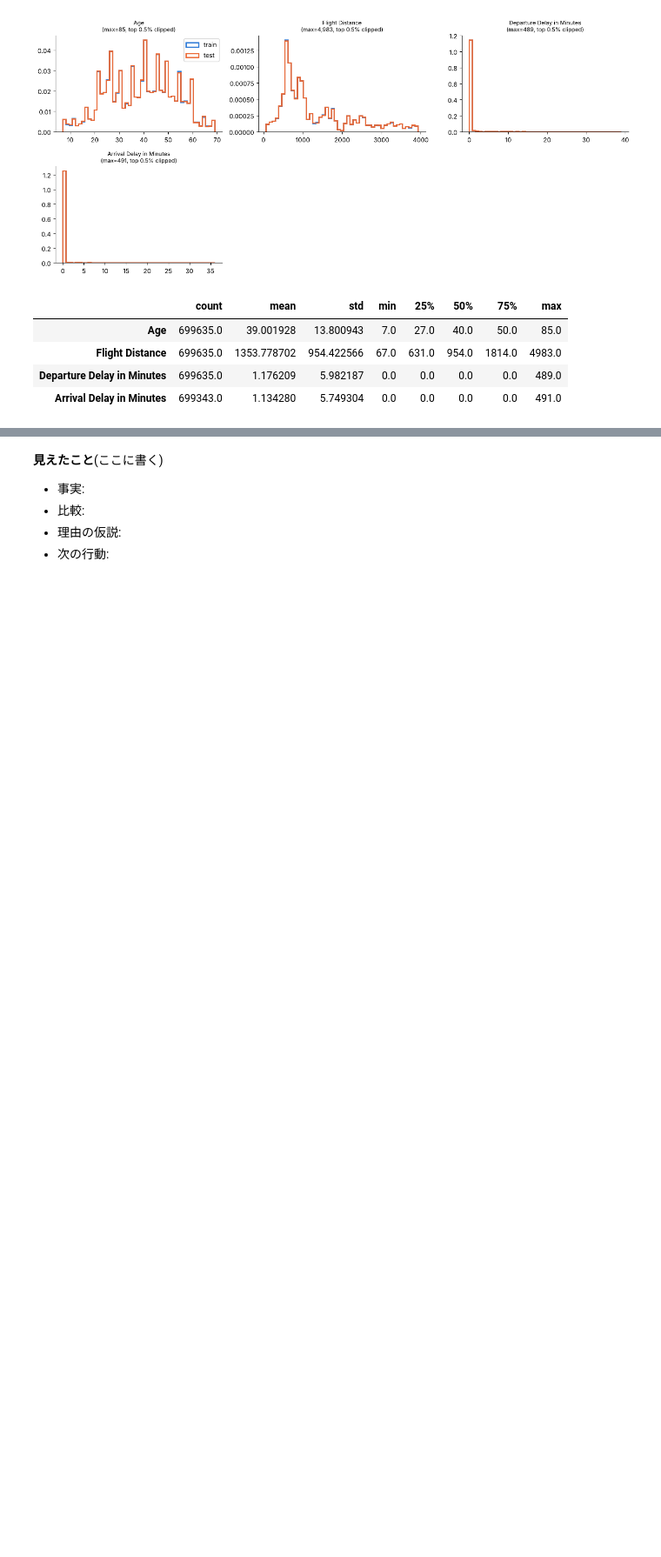
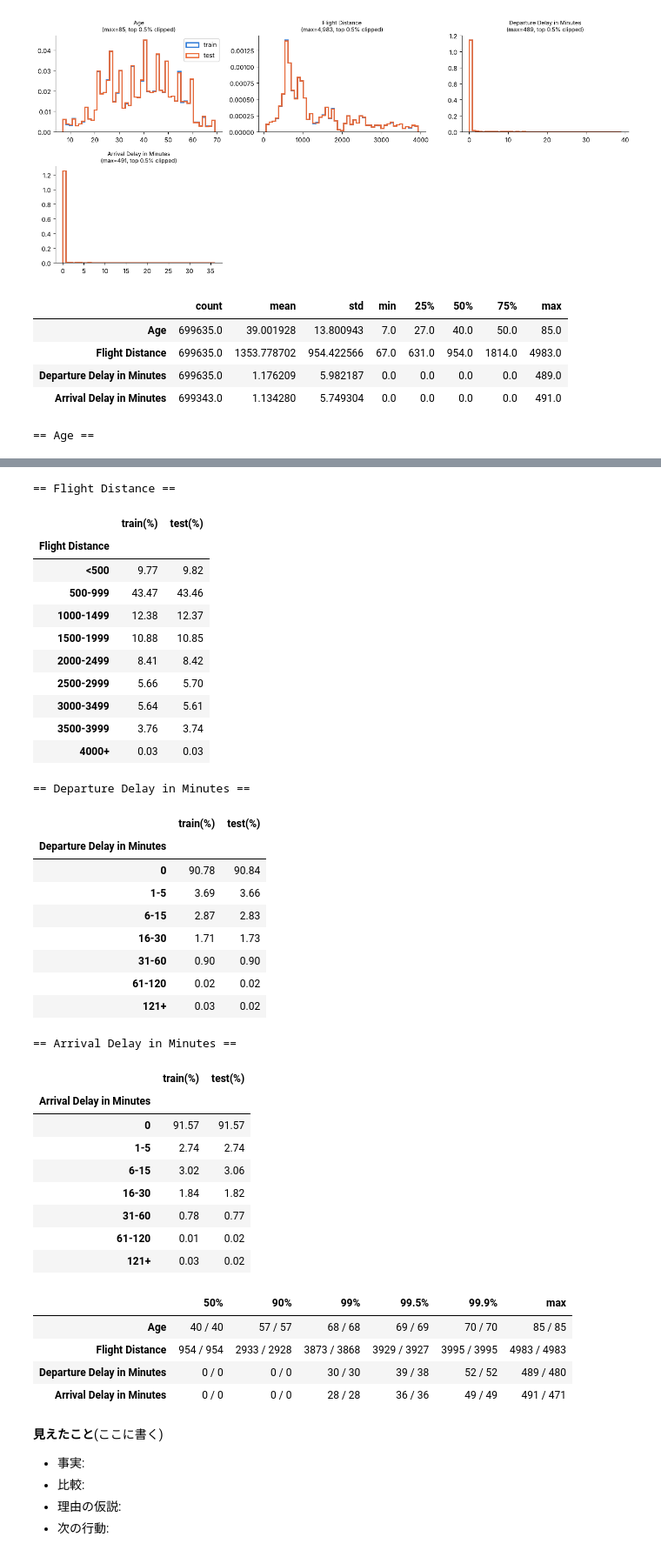
Before and after one commit to mika-42261/2610playground, a Jupyter notebook: 01_eda.ipynb, the cells around one changed output, grey strips where cells are left out. Shown at 87% size. Drawn from its saved outputs; the diff is of its cells as text; code cells hidden in the pictures; blank space fills up the shorter version.

Commit message:
Add text-table cell to EDA Q5; CLAUDE.md: send figures as image files
Co-Authored-By: Claude Sonnet 5.5 <noreply@anthropic.com>
Claude-Session: https://claude.ai/code/session_01J5KJpkFvTomVHyo4AoKNwZ

```diff
--- a/01_eda.ipynb
+++ b/01_eda.ipynb
@@ -223,3 +223,30 @@ train[num_cols].describe().T
 | Flight Distance | 699635.0 | 1353.778702 | 954.422566 | 67.0 | 631.0 | 954.0 | 1814.0 | 4983.0 |
 | Departure Delay in Minutes | 699635.0 | 1.176209 | 5.982187 | 0.0 | 0.0 | 0.0 | 0.0 | 489.0 |
 | Arrival Delay in Minutes | 699343.0 | 1.134280 | 5.749304 | 0.0 | 0.0 | 0.0 | 0.0 | 491.0 |
+# %%
+# 図を文字の表にしたもの(区間ごとの割合 %)。train と test を並べる
+inf = np.inf
+dl = ["0", "1-5", "6-15", "16-30", "31-60", "61-120", "121+"]
+de = [0, 1, 6, 16, 31, 61, 121, inf]
+bins_spec = {
+    "Age": ([0, 10, 20, 30, 40, 50, 60, 70, 80, inf],
+            ["<10", "10-19", "20-29", "30-39", "40-49", "50-59", "60-69", "70-79", "80+"]),
+    "Flight Distance": ([0, 500, 1000, 1500, 2000, 2500, 3000, 3500, 4000, inf],
+                        ["<500", "500-999", "1000-1499", "1500-1999", "2000-2499", "2500-2999", "3000-3499", "3500-3999", "4000+"]),
+    "Departure Delay in Minutes": (de, dl),
+    "Arrival Delay in Minutes": (de, dl),
+}
+for c, (edges, labels) in bins_spec.items():
+    t = pd.cut(train[c], edges, labels=labels, right=False).value_counts(normalize=True).reindex(labels)
+    s = pd.cut(test[c], edges, labels=labels, right=False).value_counts(normalize=True).reindex(labels)
+    print(f"== {c} ==")
+    display(pd.DataFrame({"train(%)": (t * 100).round(2), "test(%)": (s * 100).round(2)}))
+
+# パーセンタイル(train / test)
+qs = [0.5, 0.9, 0.99, 0.995, 0.999, 1.0]
+display(pd.DataFrame(
+    {c: [f"{train[c].quantile(q):.0f} / {test[c].quantile(q):.0f}" for q in qs] for c in num_cols},
+    index=["50%", "90%", "99%", "99.5%", "99.9%", "max"],
+).T)
+# %% [output]
+== Age ==
@@ -226,3 +264,40 @@ train[num_cols].describe().T
+== Flight Distance ==
+|  | train(%) | test(%) |
+| Flight Distance |  |  |
+| <500 | 9.77 | 9.82 |
+| 500-999 | 43.47 | 43.46 |
+| 1000-1499 | 12.38 | 12.37 |
+| 1500-1999 | 10.88 | 10.85 |
+| 2000-2499 | 8.41 | 8.42 |
+| 2500-2999 | 5.66 | 5.70 |
+| 3000-3499 | 5.64 | 5.61 |
+| 3500-3999 | 3.76 | 3.74 |
+| 4000+ | 0.03 | 0.03 |
+== Departure Delay in Minutes ==
+|  | train(%) | test(%) |
+| Departure Delay in Minutes |  |  |
+| 0 | 90.78 | 90.84 |
+| 1-5 | 3.69 | 3.66 |
+| 6-15 | 2.87 | 2.83 |
+| 16-30 | 1.71 | 1.73 |
+| 31-60 | 0.90 | 0.90 |
+| 61-120 | 0.02 | 0.02 |
+| 121+ | 0.03 | 0.02 |
+== Arrival Delay in Minutes ==
+|  | train(%) | test(%) |
+| Arrival Delay in Minutes |  |  |
+| 0 | 91.57 | 91.57 |
+| 1-5 | 2.74 | 2.74 |
+| 6-15 | 3.02 | 3.06 |
+| 16-30 | 1.84 | 1.82 |
+| 31-60 | 0.78 | 0.77 |
+| 61-120 | 0.01 | 0.02 |
+| 121+ | 0.03 | 0.02 |
+|  | 50% | 90% | 99% | 99.5% | 99.9% | max |
+| Age | 40 / 40 | 57 / 57 | 68 / 68 | 69 / 69 | 70 / 70 | 85 / 85 |
+| Flight Distance | 954 / 954 | 2933 / 2928 | 3873 / 3868 | 3929 / 3927 | 3995 / 3995 | 4983 / 4983 |
+| Departure Delay in Minutes | 0 / 0 | 0 / 0 | 30 / 30 | 39 / 38 | 52 / 52 | 489 / 480 |
+| Arrival Delay in Minutes | 0 / 0 | 0 / 0 | 28 / 28 | 36 / 36 | 49 / 49 | 491 / 471 |
 # %% [markdown]
 **見えたこと**(ここに書く)
 - 事実:
```
Also changed, not shown: parts of 1 cell of this notebook, 1 other file.
